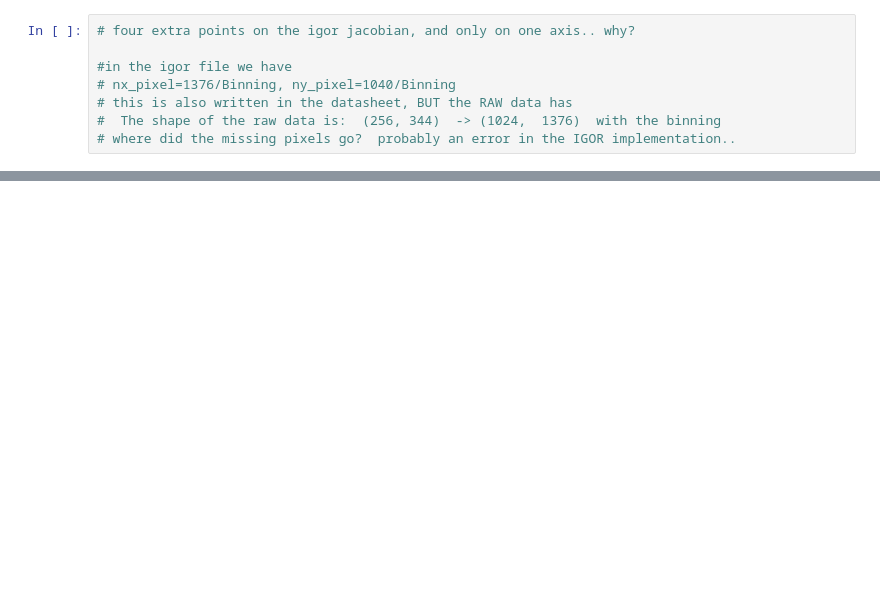
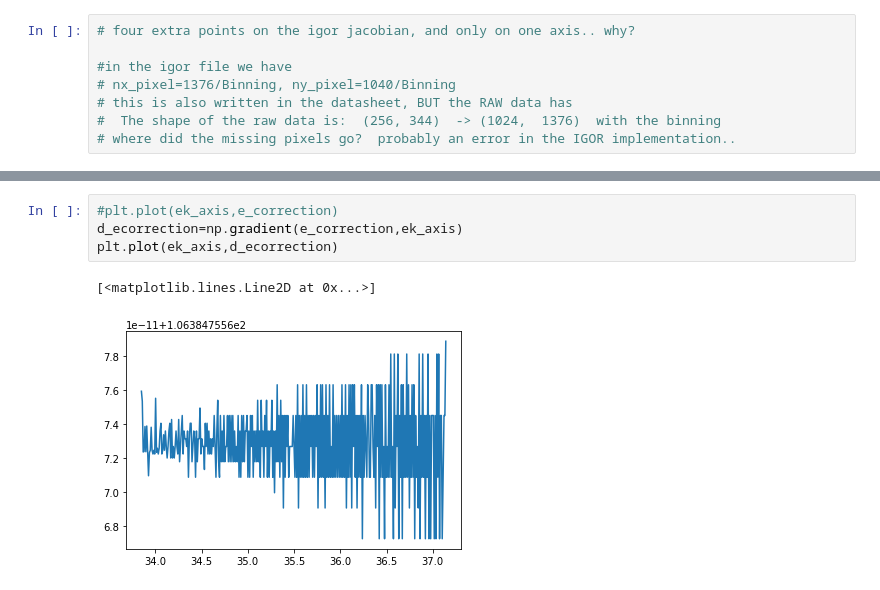
Before and after one commit to OpenCOMPES/specsanalyzer, a Jupyter notebook: tutorial/convert_file_tests.ipynb, the cells around one changed output, grey strips where cells are left out. Cells and saved outputs as stored; diff of their text form; blank space fills up the shorter version.

```diff
--- a/tutorial/convert_file_tests.ipynb
+++ b/tutorial/convert_file_tests.ipynb
@@ -268,0 +286,7 @@ The shape of the jacobian_determinant is:  (256, 344)
+# %%
+#plt.plot(ek_axis,e_correction)
+d_ecorrection=np.gradient(e_correction,ek_axis)
+plt.plot(ek_axis,d_ecorrection)
+# %% [output]
+[<matplotlib.lines.Line2D at 0x...>]
+[figure, added]
```
Also changed, not shown: parts of 7 cells of this notebook, 2 other files.
